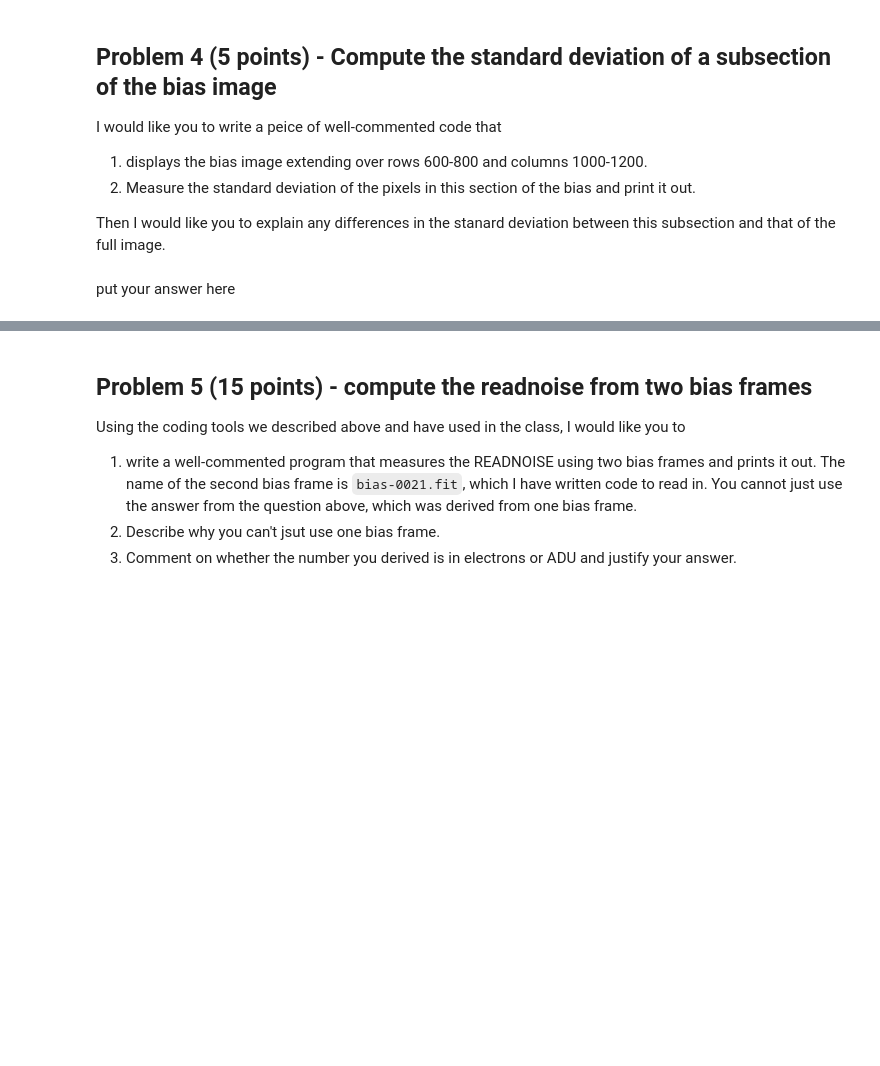
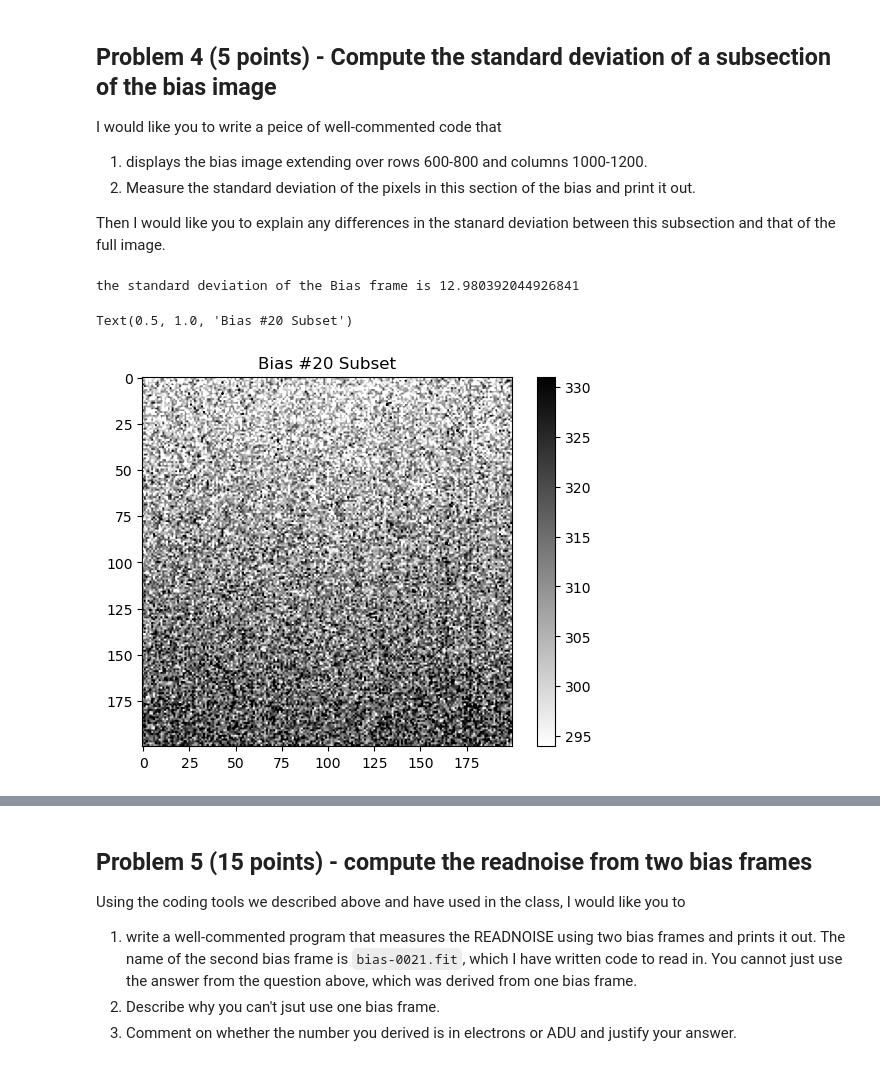
Before and after one commit to ChristianArgueta/Reductionproject_student, a Jupyter notebook: characterize_CCD_student.ipynb, the cells around one changed output, grey strips where cells are left out. Drawn from its saved outputs; the diff is of its cells as text; code cells hidden in the pictures; blank space fills up the shorter version.

```diff
--- a/characterize_CCD_student.ipynb
+++ b/characterize_CCD_student.ipynb
@@ -150,2 +153,12 @@ Then I would like you to explain any differences in the stanard deviation betwee
-# %% [markdown]
-put your answer here
+# %%
+#Put your code here
+#***********************
+x = imdisplay(data_bias1[599:799,999:1199])
+#This displays the plotted data. Since the FITS file comes as an arrary, you can split it to just print out certain parts of the array.
+#Python reads array as the first
+print("the standard deviation of the Bias frame is", np.std(data_bias1[599:799,999:1199]))
+plt.title("Bias #20 Subset")
+# %% [output]
+the standard deviation of the Bias frame is 12.980392044926841
+Text(0.5, 1.0, 'Bias #20 Subset')
+[figure, added]
```
Also changed, not shown: parts of 14 cells of this notebook.
